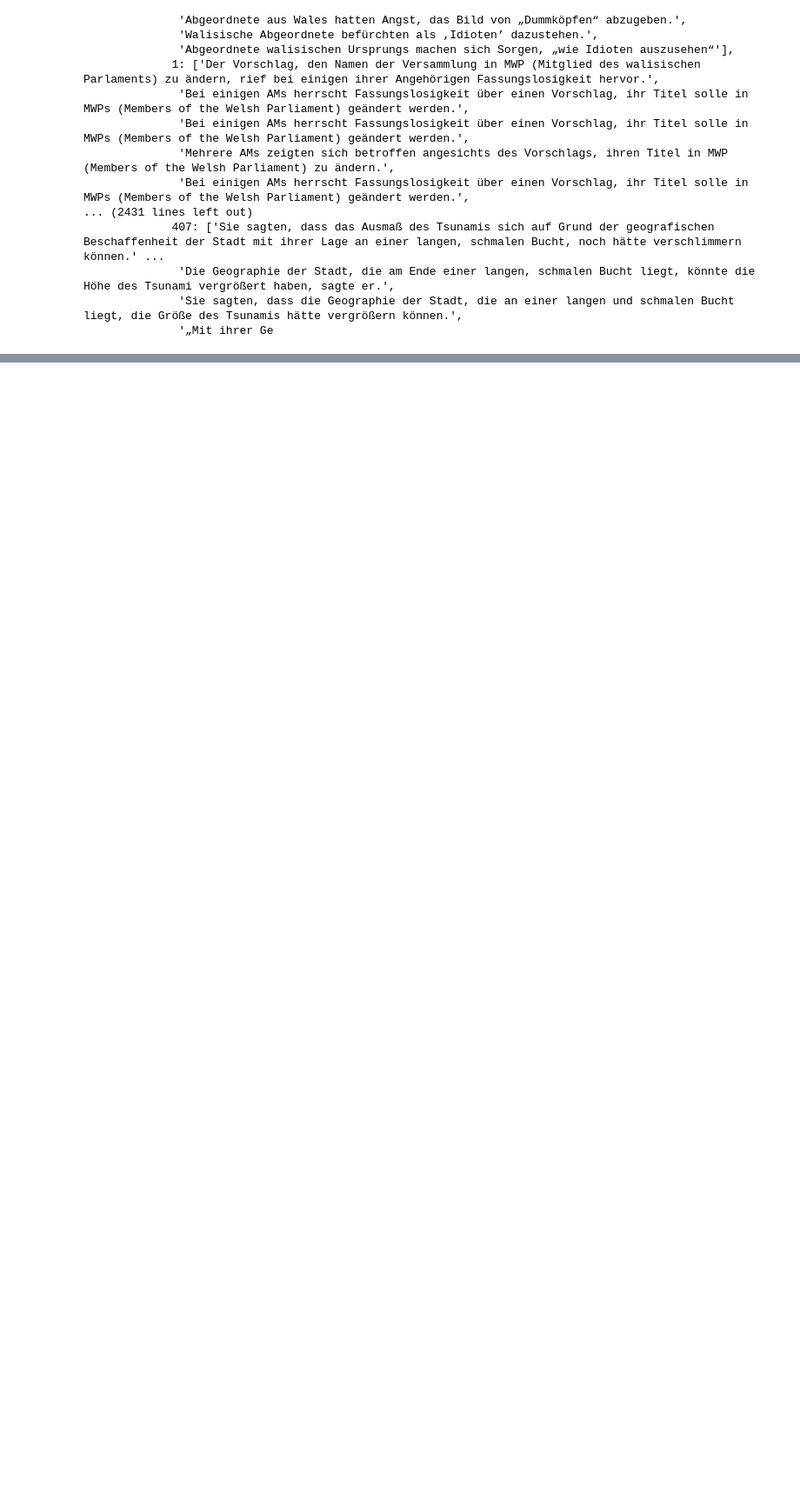
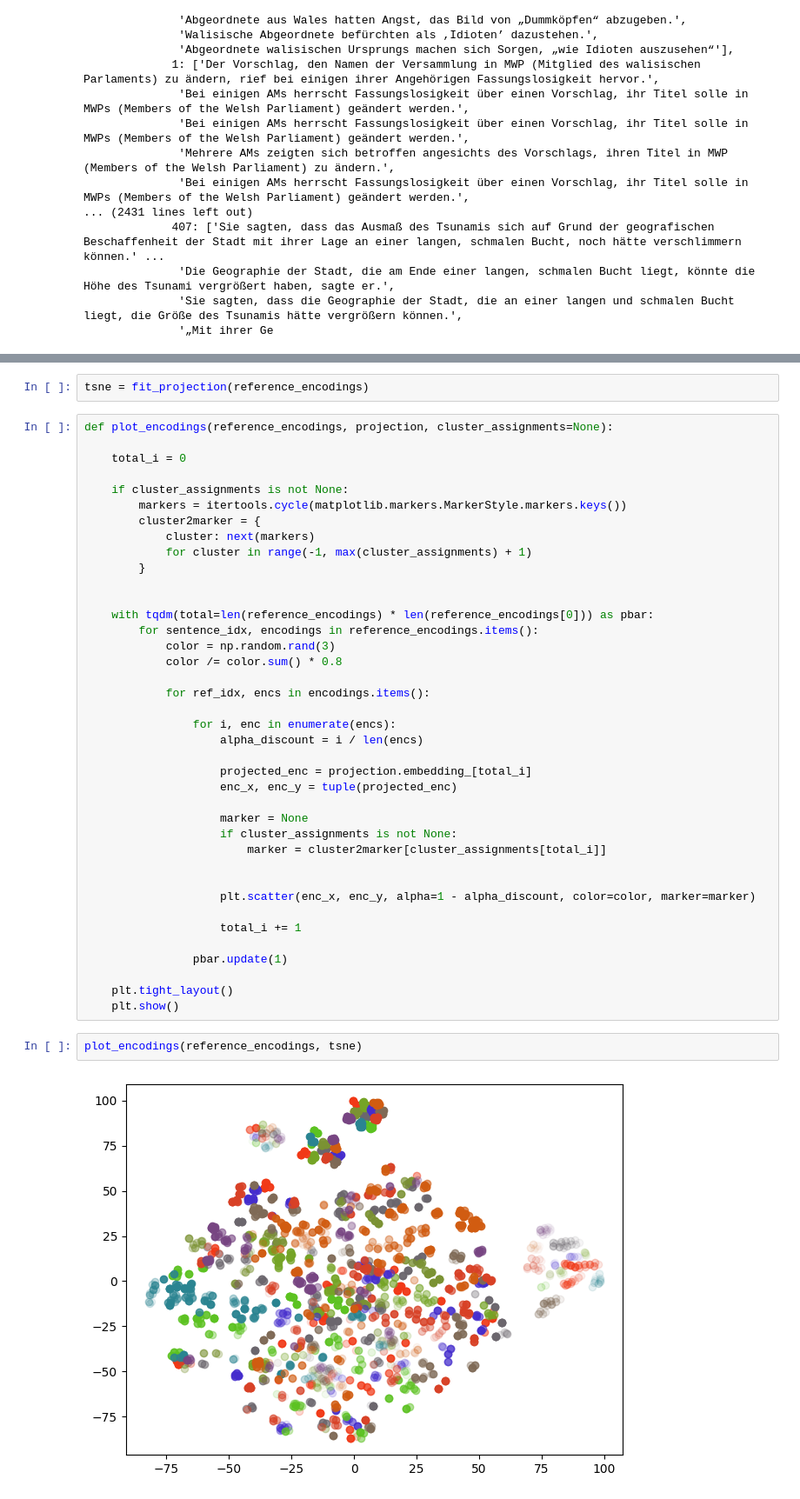
Before and after one commit to Kaleidophon/non-exchangeable-conformal-language-generation, a Jupyter notebook: proof_of_concept.ipynb, the cells around one changed output, grey strips where cells are left out. Shown at 87% size. Cells and saved outputs as stored; diff of their text form; blank space fills up the shorter version.

Commit message:
:sparkles: First attempt at clustering the latents

```diff
--- a/proof_of_concept.ipynb
+++ b/proof_of_concept.ipynb
@@ -102,0 +151,45 @@ torch.Size([6, 1, 1024])
+# %%
+tsne = fit_projection(reference_encodings)
+# %%
+def plot_encodings(reference_encodings, projection, cluster_assignments=None):
+
+    total_i = 0
+
+    if cluster_assignments is not None:
+        markers = itertools.cycle(matplotlib.markers.MarkerStyle.markers.keys())
+        cluster2marker = {
+            cluster: next(markers)
+            for cluster in range(-1, max(cluster_assignments) + 1)
+        }
+
+
+    with tqdm(total=len(reference_encodings) * len(reference_encodings[0])) as pbar:
+        for sentence_idx, encodings in reference_encodings.items():
+            color = np.random.rand(3)
+            color /= color.sum() * 0.8
+
+            for ref_idx, encs in encodings.items():
+
+                for i, enc in enumerate(encs):
+                    alpha_discount = i / len(encs)
+
+                    projected_enc = projection.embedding_[total_i]
+                    enc_x, enc_y = tuple(projected_enc)
+
+                    marker = None
+                    if cluster_assignments is not None:
+                        marker = cluster2marker[cluster_assignments[total_i]]
+
+
+                    plt.scatter(enc_x, enc_y, alpha=1 - alpha_discount, color=color, marker=marker)
+
+                    total_i += 1
+
+                pbar.update(1)
+
+    plt.tight_layout()
+    plt.show()
+# %%
+plot_encodings(reference_encodings, tsne)
+# %% [output]
+[figure, added]
```
Also changed, not shown: parts of 10 cells of this notebook.
